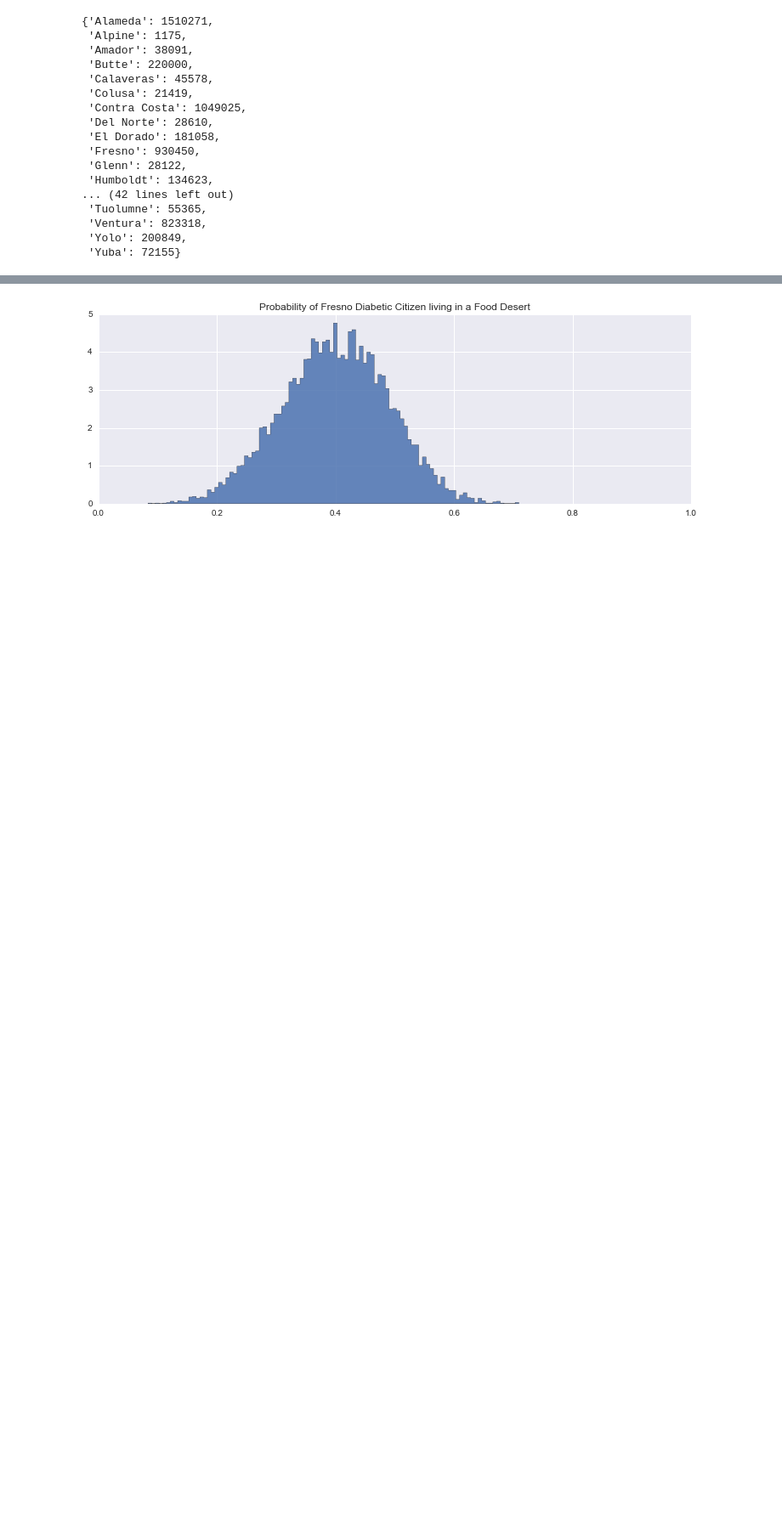
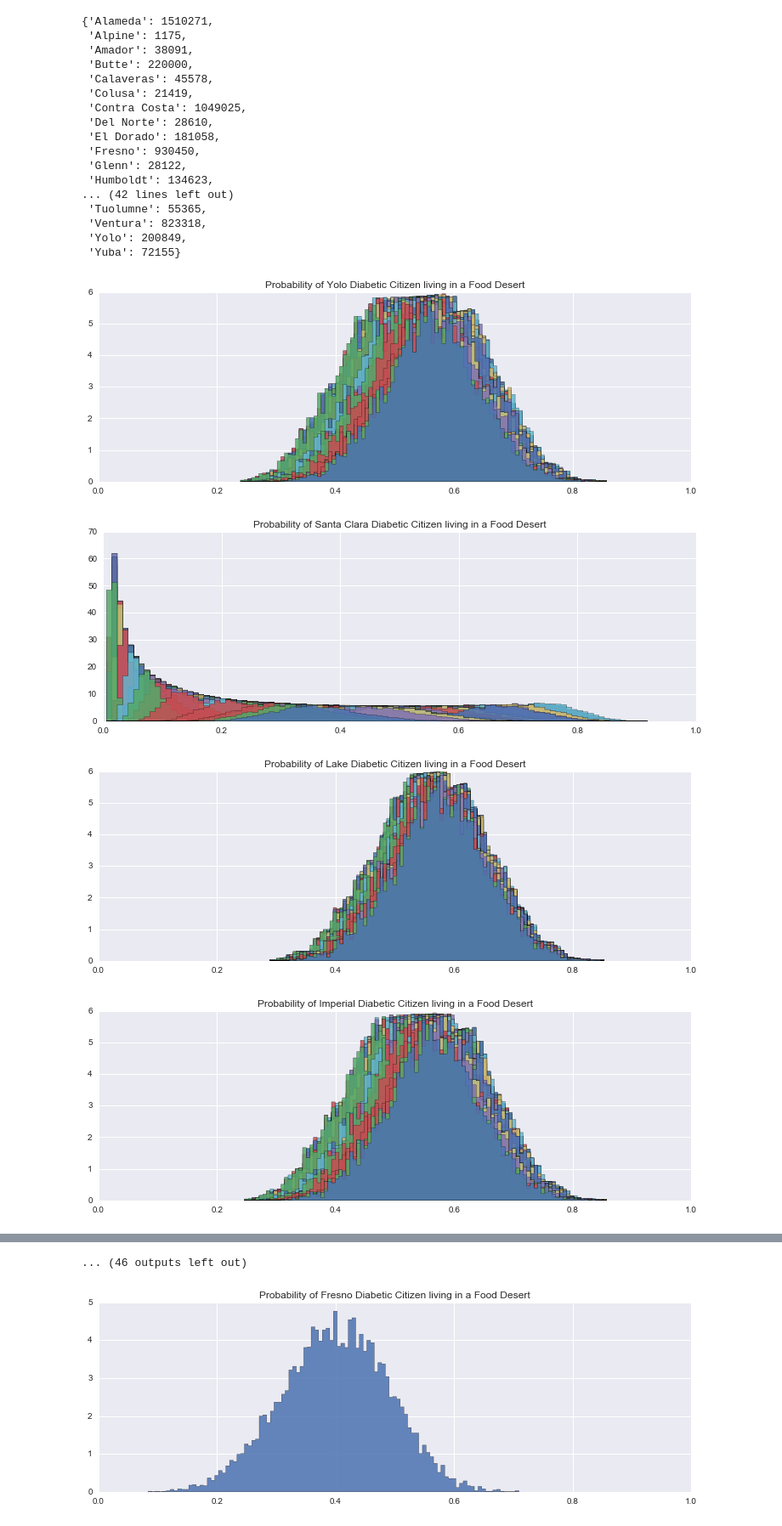
Before and after one commit to JamesSkane/desert_workspace, a Jupyter notebook: lin_reg.ipynb, the cells around one changed output, grey strips where cells are left out. Shown at 85% size. Cells and saved outputs as stored; diff of their text form; code cells hidden in the pictures; blank space fills up the shorter version.

```diff
--- a/lin_reg.ipynb
+++ b/lin_reg.ipynb
@@ -618,9 +618,14 @@ d
 # %%
 for i in d.keys():
     dm= bayes[bayes['POP2010'] == d[i]]['dm']
     prob_county = logistic(dm, beta_samples, alpha_samples)
     plt.xlim(0,1)
-    plt.hist(prob_county, histtype='stepfilled', bins=100, normed=True, alpha=0.85)
+    plt.hist(prob_county, histtype='stepfilled', bins=100, normed=True, alpha=0.25)
     plt.title('Probability of {0} Diabetic Citizen living in a Food Desert'.format(i))
     plt.legend()
     plt.show()
+# %% [output]
+[figure, added]
+[figure, added]
+[figure, added]
+[figure, added]
@@ -627,3 +640,4 @@ for i in d.keys():
+... (46 outputs left out)
 # %%
 df[df['County'] == 'Fresno']['POP2010']#, 'cnty_dm_pct', 'y', 'dm']]
 bayes[bayes['POP2010'] == 930450]
```
Also changed, not shown: parts of 1 cell of this notebook, 7 other files.
